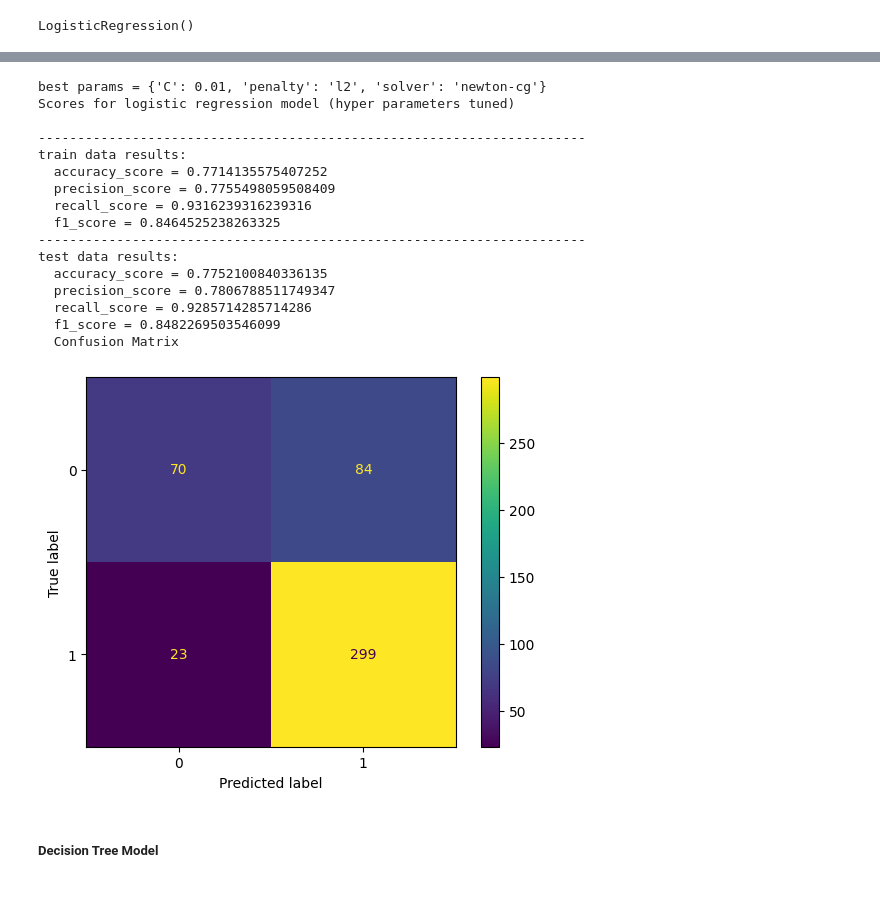
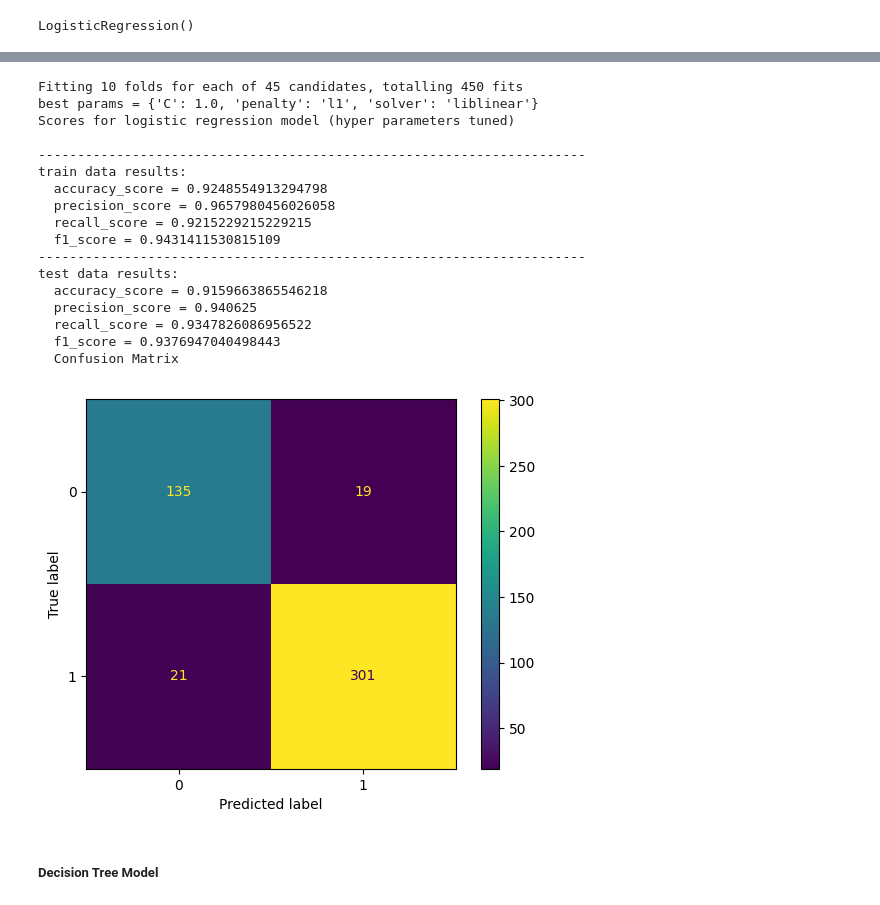
Before and after one commit to PraveenAllam93/data_science_business_cases, a Jupyter notebook: employee_churn.ipynb, the cells around one changed output, grey strips where cells are left out. Saved outputs shown, nothing was run; the diff lists cells and outputs as text; code cells hidden in the pictures.

```diff
--- a/employee_churn.ipynb
+++ b/employee_churn.ipynb
@@ -374,4 +374,4 @@ modified_df.describe(include = "all")
 # %%
-modified_df.drop(["Dateofjoining", "MMM-YY", "Driver_ID"], axis = 1, inplace = True)
-modified_df["City"] = modified_df["City"].apply(lambda x : x[1:]).astype(int)
+modified_df.drop(["Driver_ID"], axis = 1, inplace = True)
+modified_df["City_last"] = modified_df["City_last"].apply(lambda x : x[1:]).astype(int)
 # %%
@@ -425,8 +403,8 @@ display(modified_df.dtypes.reset_index())
 # %%
 te = TargetEncoder()
-te.fit(modified_df["City"].astype("category"),  modified_df["LastWorkingDate"])
+te.fit(modified_df["City_last"].astype("category"),  modified_df["churn"])
 
-modified_df["City"] = te.transform(modified_df["City"].astype("category"),  modified_df["LastWorkingDate"])
+modified_df["City_last"] = te.transform(modified_df["City_last"].astype("category"),  modified_df["churn"])
 # %%
 modified_df.head()
 # %% [output]
@@ -439,5 +418,3 @@ modified_df.head()
-# %%
-modified_df.rename(columns = {"LastWorkingDate" : "churn"}, inplace = True)
 # %%
 X = modified_df.drop("churn", axis = 1).copy()
 y = modified_df.churn.copy()
@@ -500,7 +477,7 @@ def grid_search_cv(model, param_grid, scoring, X_train, y_train, folds):
 
     k_fold = KFold(n_splits = folds, shuffle = True, random_state = random_seed)
 
-    grid_search = GridSearchCV(model, param_grid, cv = k_fold, scoring = scoring, n_jobs = -1)
+    grid_search = GridSearchCV(model, param_grid, cv = k_fold, scoring = scoring, n_jobs = -1, verbose = 1)
     grid_search.fit(X_train, y_train)
 
     print(f"best params = {grid_search.best_params_}")
@@ -543,37 +520,37 @@ test data results:
 # %%
 solvers = ["newton-cg", "lbfgs", "liblinear"]
 penalty = ["l1", "l2", "elasticnet"]
 c_values = [100, 10, 1.0, 0.1, 0.01]
 
 param_grid = dict(solver = solvers, penalty = penalty, C = c_values)
 
-logreg = grid_search_cv(LogisticRegression(random_state = random_seed, max_iter = 1000), param_grid, "accuracy", X_train_sca, y_train, folds = 10)
+logreg = grid_search_cv(LogisticRegression(random_state = random_seed, max_iter = 1000), param_grid, "f1", X_train_sca, y_train, folds = 10)
 logreg.fit(X_train_sca, y_train)
 
 print(f"Scores for logistic regression model (hyper parameters tuned)\n")
 metric_scores(y_train, logreg.predict(X_train_sca), data_type = "train")
 metric_scores(y_test, logreg.predict(X_test_sca), data_type = "test")
 
-# best params = {'C': 0.01, 'penalty': 'l1', 'solver': 'liblinear'}
-# best params = {'C': 0.01, 'penalty': 'l2', 'solver': 'newton-cg'}
+# best params = {'C': 1.0, 'penalty': 'l1', 'solver': 'liblinear'}
 # %% [output]
-best params = {'C': 0.01, 'penalty': 'l2', 'solver': 'newton-cg'}
+Fitting 10 folds for each of 45 candidates, totalling 450 fits
+best params = {'C': 1.0, 'penalty': 'l1', 'solver': 'liblinear'}
 Scores for logistic regression model (hyper parameters tuned)
 
 ----------------------------------------------------------------------
 train data results:
-  accuracy_score = 0.7714135575407252
-  precision_score = 0.7755498059508409
-  recall_score = 0.9316239316239316
-  f1_score = 0.8464525238263325
+  accuracy_score = 0.9248554913294798
+  precision_score = 0.9657980456026058
+  recall_score = 0.9215229215229215
+  f1_score = 0.9431411530815109
 ----------------------------------------------------------------------
 test data results:
-  accuracy_score = 0.7752100840336135
-  precision_score = 0.7806788511749347
-  recall_score = 0.9285714285714286
-  f1_score = 0.8482269503546099
+  accuracy_score = 0.9159663865546218
+  precision_score = 0.940625
+  recall_score = 0.9347826086956522
+  f1_score = 0.9376947040498443
   Confusion Matrix
-[figure, old version]
+[figure, new version]
 # %%
 model_score("Logistic Regression", y_test, logreg.predict(X_test_sca))
 # %% [markdown]
```
Also changed, not shown: parts of 16 cells of this notebook.
